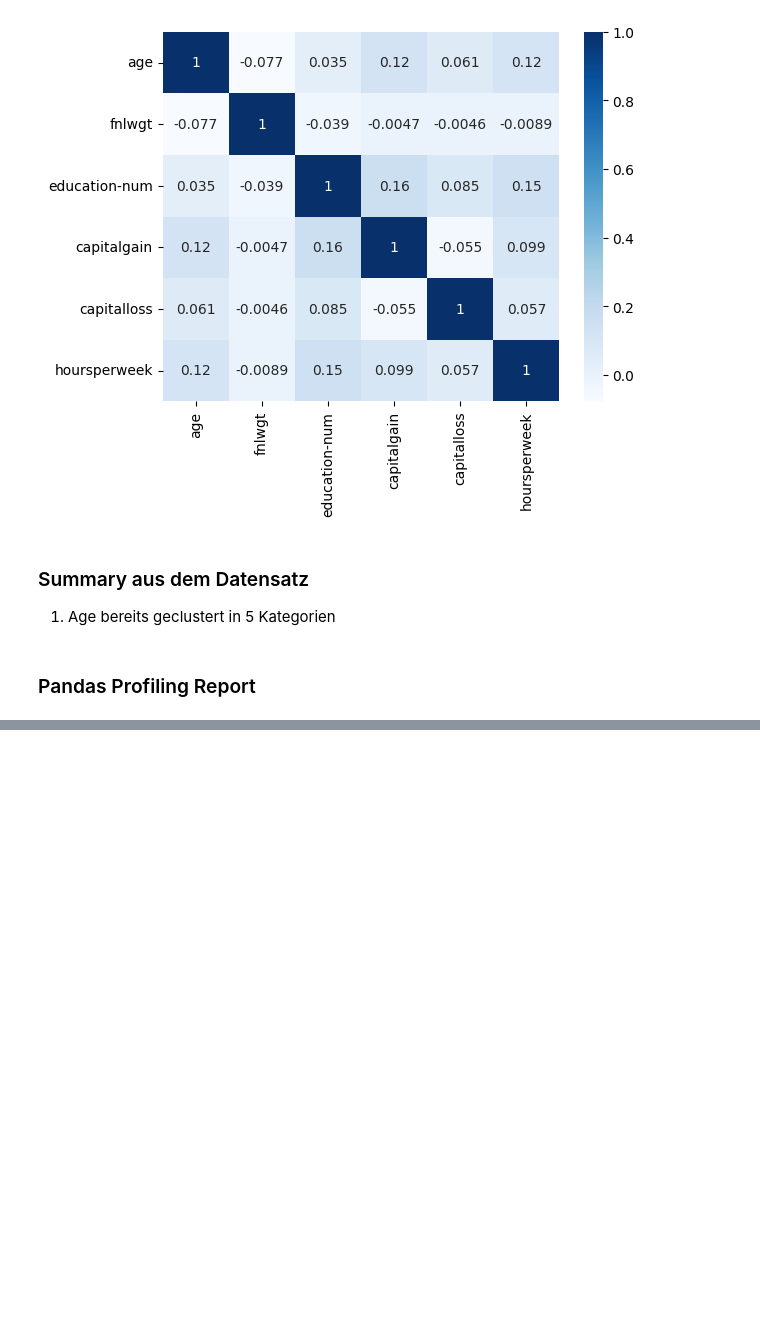
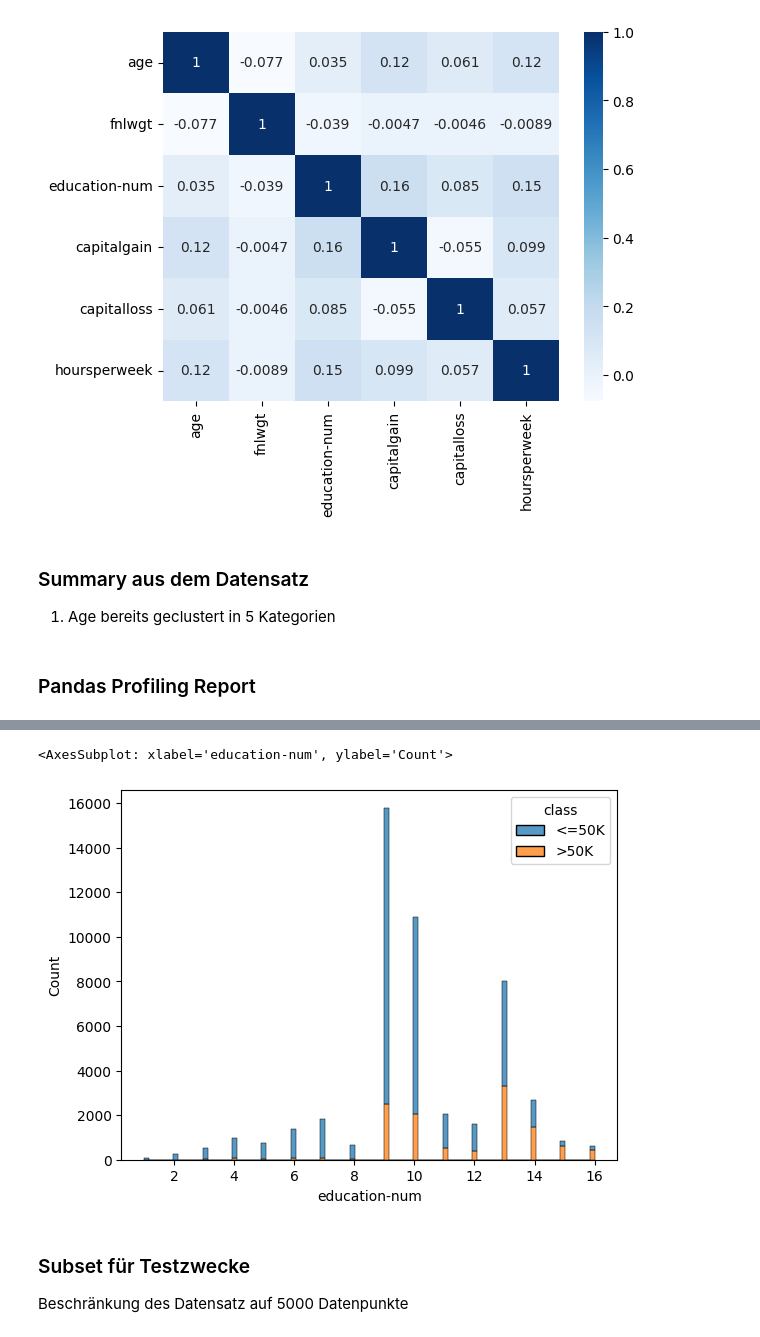
Before and after one commit to LennartRes/Abschlussarbeit, a Jupyter notebook: data.ipynb, the cells around one changed output, grey strips where cells are left out. Saved outputs shown, nothing was run; the diff lists cells and outputs as text; code cells hidden in the pictures; blank space fills up the shorter version.

Commit message:
Aufbereiten des Datensatzes

```diff
--- a/data.ipynb
+++ b/data.ipynb
@@ -164,3 +164,13 @@ profile = ProfileReport(df_raw, title="Countries Profiling Report", explorative=
 profile.to_notebook_iframe()
 # %% [output]
 [interactive output not drawn]
+# %%
+sns.histplot(data=df_raw, x="education-num", hue="class", multiple="stack")
+
+#Obwohl Korrelation zwischen education und education-num, Column wird nicht entfernt, da abnehmende "Skalenerträge" = Bei Grenze von 10 Jahren Education Anteil von >50k geht runter
+# %% [output]
+<AxesSubplot: xlabel='education-num', ylabel='Count'>
+[figure, added]
+# %% [markdown]
+### Subset für Testzwecke
+Beschränkung des Datensatz auf 5000 Datenpunkte
```
Also changed, not shown: parts of 23 cells of this notebook.
